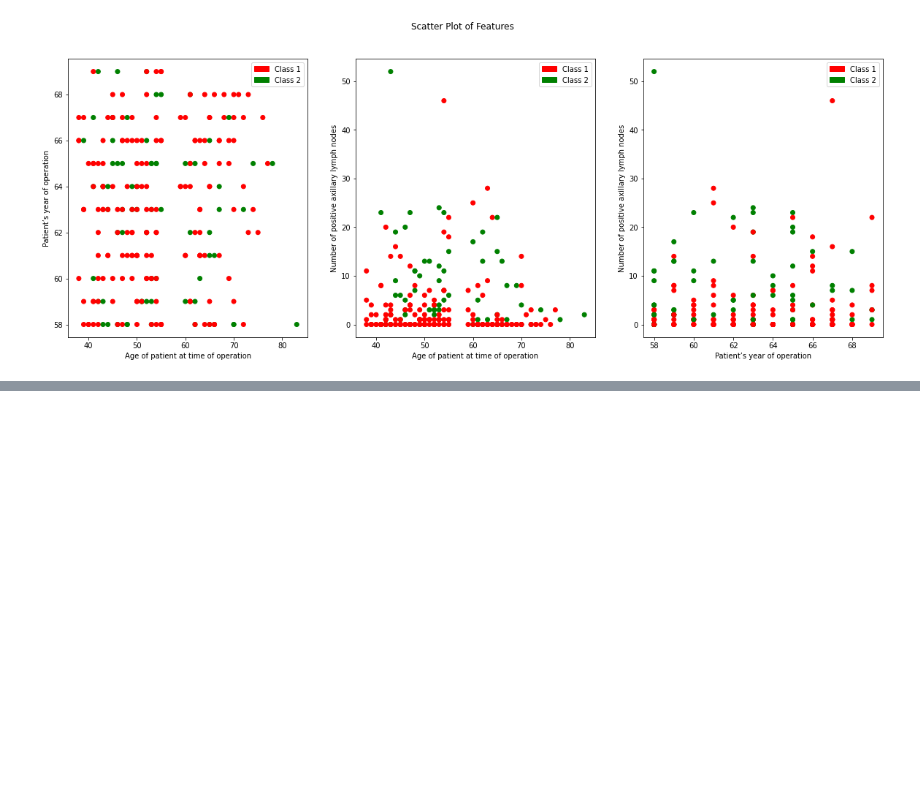
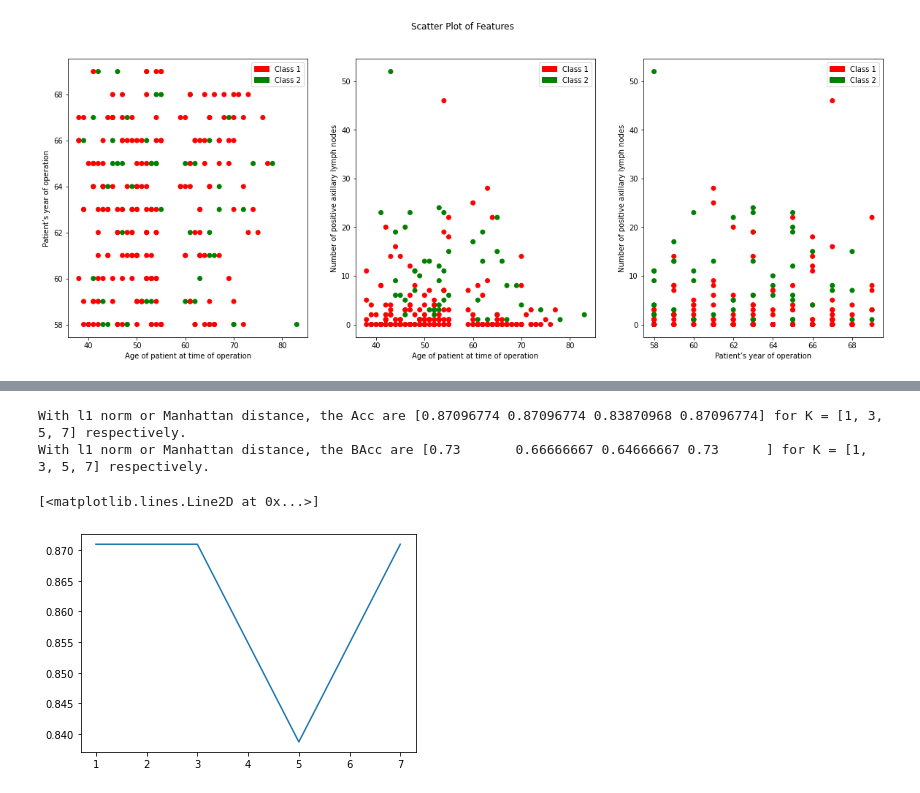
Before and after one commit to adrita23/Machine-Learning-Assignments, a Jupyter notebook: ML_Fall_21_HW1.ipynb, the cells around one changed output, grey strips where cells are left out. Saved outputs shown, nothing was run; the diff lists cells and outputs as text; code cells hidden in the pictures; blank space fills up the shorter version.

```diff
--- a/ML_Fall_21_HW1.ipynb
+++ b/ML_Fall_21_HW1.ipynb
@@ -104,0 +243,33 @@ Text(0, 0.5, 'Number of positive axillary lymph nodes')
+# %%
+#1b.iv
+kk = [1,3,5,7]
+Acc_test = np.empty(len(kk))
+BAcc_test = np.empty(len(kk))
+
+#hyperparameter tuning on dev data
+for i, k in enumerate(kk):
+  my_classifier = KNN_classifier(k, distance='l1')
+  my_classifier.fit(data_train, label_train)
+  correct_classified_test = 0
+  correct_classified_test_class1 = 0
+  correct_classified_test_class_2 = 0
+
+  for indeX, dataX in enumerate(data_test_):
+    res = my_classifier.predict(dataX)
+    if res == label_test_[indeX]:
+      correct_classified_test +=1
+      if res == 1:
+        correct_classified_test_class1 += 1
+      else:
+        correct_classified_test_class_2 += 1
+
+  Acc_test[i]  = correct_classified_test/no_of_test_data
+  BAcc_test[i] = 0.5 * (correct_classified_test_class1/ no_of_test_data_class1) + 0.5 * (correct_classified_test_class_2/ no_of_test_data_class2)
+print(f"With l1 norm or Manhattan distance, the Acc are {Acc_test} for K = {kk} respectively.")
+print(f"With l1 norm or Manhattan distance, the BAcc are {BAcc_test} for K = {kk} respectively.")
+plt.plot(kk, Acc_test)
+# %% [output]
+With l1 norm or Manhattan distance, the Acc are [0.87096774 0.87096774 0.83870968 0.87096774] for K = [1, 3, 5, 7] respectively.
+With l1 norm or Manhattan distance, the BAcc are [0.73       0.66666667 0.64666667 0.73      ] for K = [1, 3, 5, 7] respectively.
+[<matplotlib.lines.Line2D at 0x...>]
+[figure, added]
```
Also changed, not shown: parts of 10 cells of this notebook.
